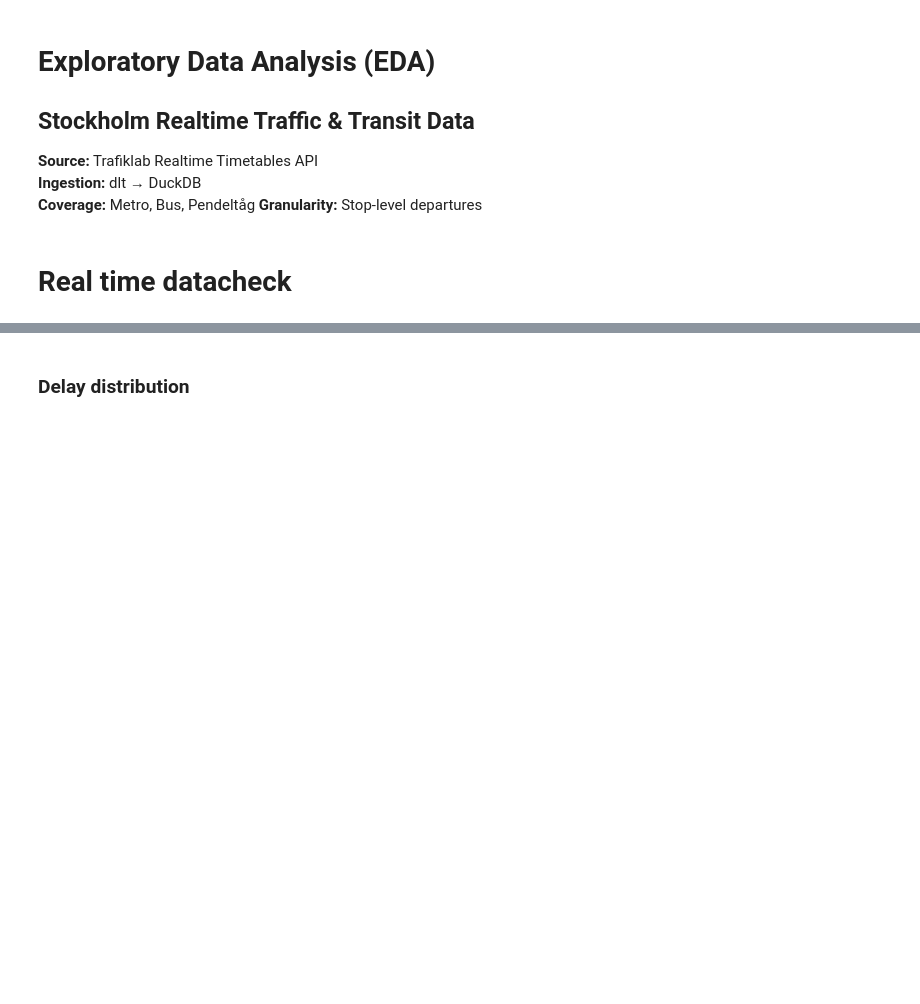
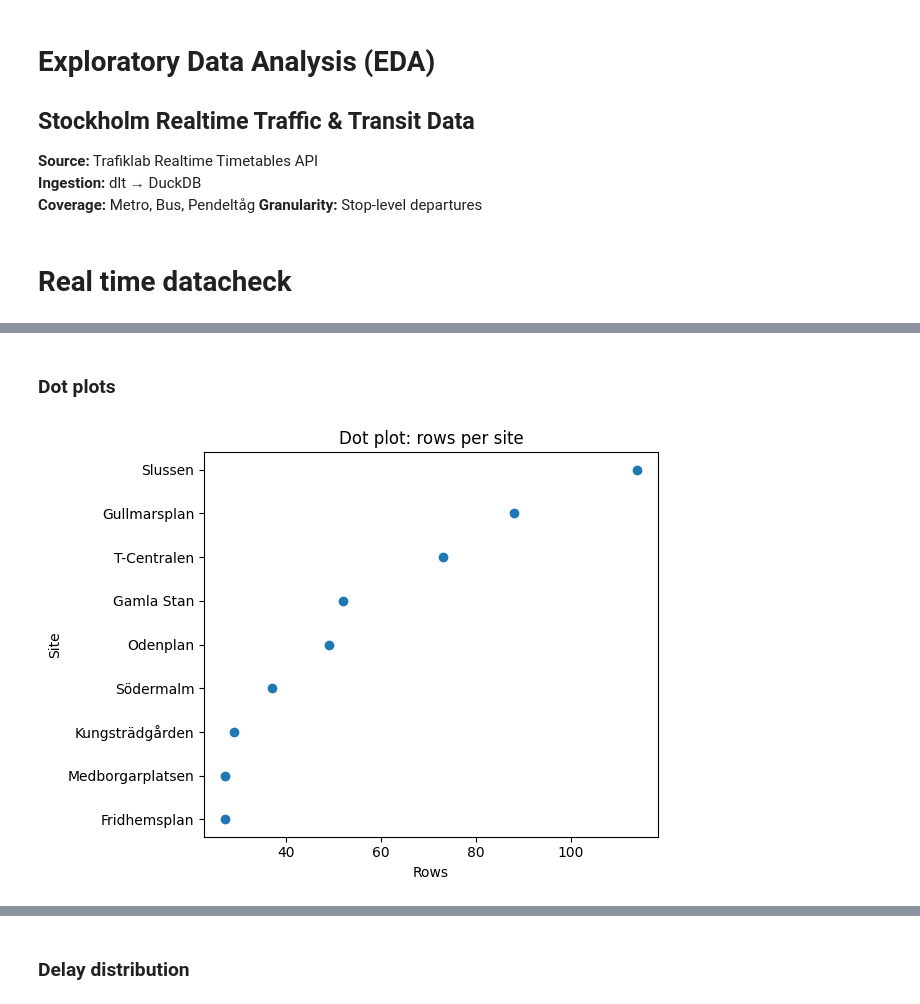
Before and after one commit to mohammadnurulhassan/Ex_Jobb_Data_pipeline_for_Stockholm_Traffic_-_Transit, a Jupyter notebook: notebooks/realtime_depature.ipynb, the cells around one changed output, grey strips where cells are left out. Drawn from its saved outputs; the diff is of its cells as text; code cells hidden in the pictures; blank space fills up the shorter version.

```diff
--- a/notebooks/realtime_depature.ipynb
+++ b/notebooks/realtime_depature.ipynb
@@ -181,0 +280,19 @@ ORDER BY ordinal_position
+# %% [markdown]
+### Dot plots
+# %%
+df_site = con.execute("""
+select site_name, count(*) as rows
+from raw_traffic.realtime_departures
+group by 1
+order by rows asc
+""").fetchdf()
+
+plt.figure()
+plt.scatter(df_site["rows"], df_site["site_name"])
+plt.xlabel("Rows")
+plt.ylabel("Site")
+plt.title("Dot plot: rows per site")
+plt.tight_layout()
+plt.show()
+# %% [output]
+[figure, added]
```
Also changed, not shown: parts of 85 cells of this notebook.
